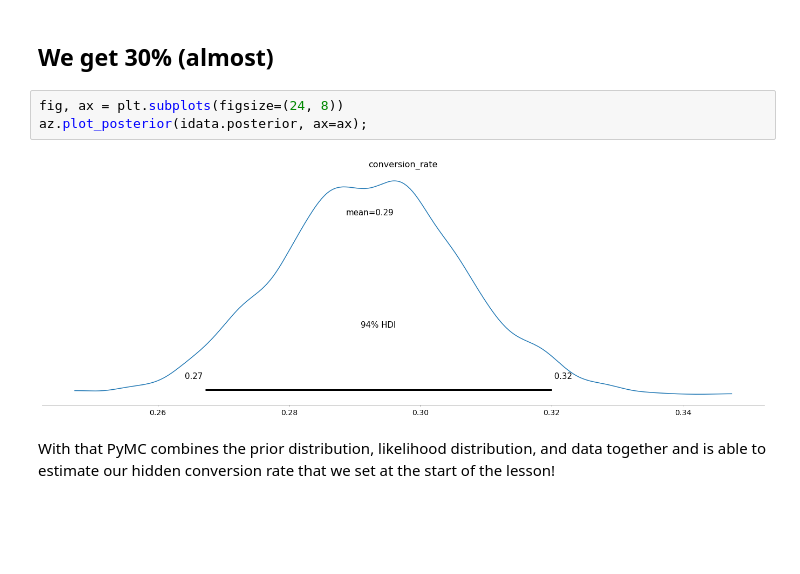
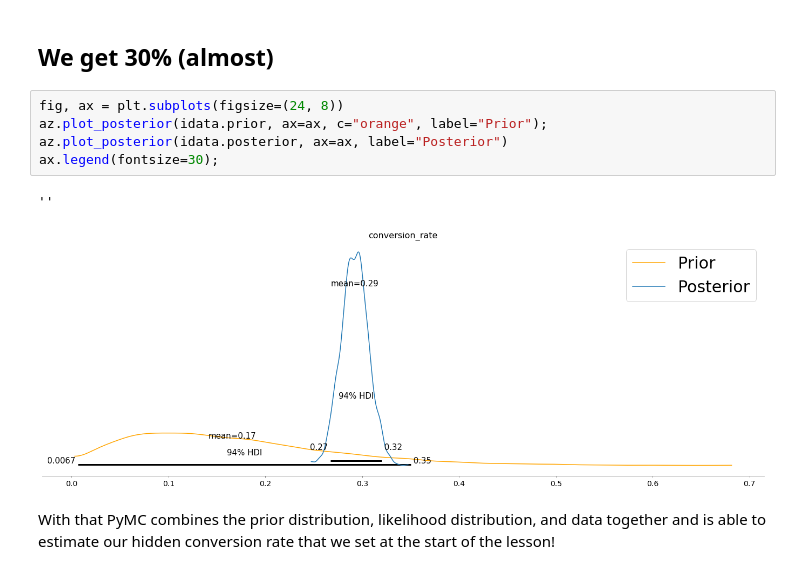
Before and after one commit to AlexAndorra/notebooks-experiments, a Jupyter notebook: 4_Bayes_Rule/Bayes_Rule_All.ipynb, the cells around one changed output. Drawn from its saved outputs; the diff is of its cells as text; blank space fills up the shorter version.

```diff
--- a/4_Bayes_Rule/Bayes_Rule_All.ipynb
+++ b/4_Bayes_Rule/Bayes_Rule_All.ipynb
@@ -388,9 +389,12 @@ Attributes:
 ## We get 30% (almost)
 # %%
 fig, ax = plt.subplots(figsize=(24, 8))
-az.plot_posterior(idata.posterior, ax=ax);
+az.plot_posterior(idata.prior, ax=ax, c="orange", label="Prior");
+az.plot_posterior(idata.posterior, ax=ax, label="Posterior")
+ax.legend(fontsize=30);
 # %% [output]
+''
-[figure, old version]
+[figure, new version]
 # %% [markdown]
 With that PyMC combines the prior distribution, likelihood distribution, and data together and is able to estimate our hidden conversion rate that we set at the start of the lesson!
 # %% [markdown]
```
Also changed, not shown: parts of 9 cells of this notebook.
